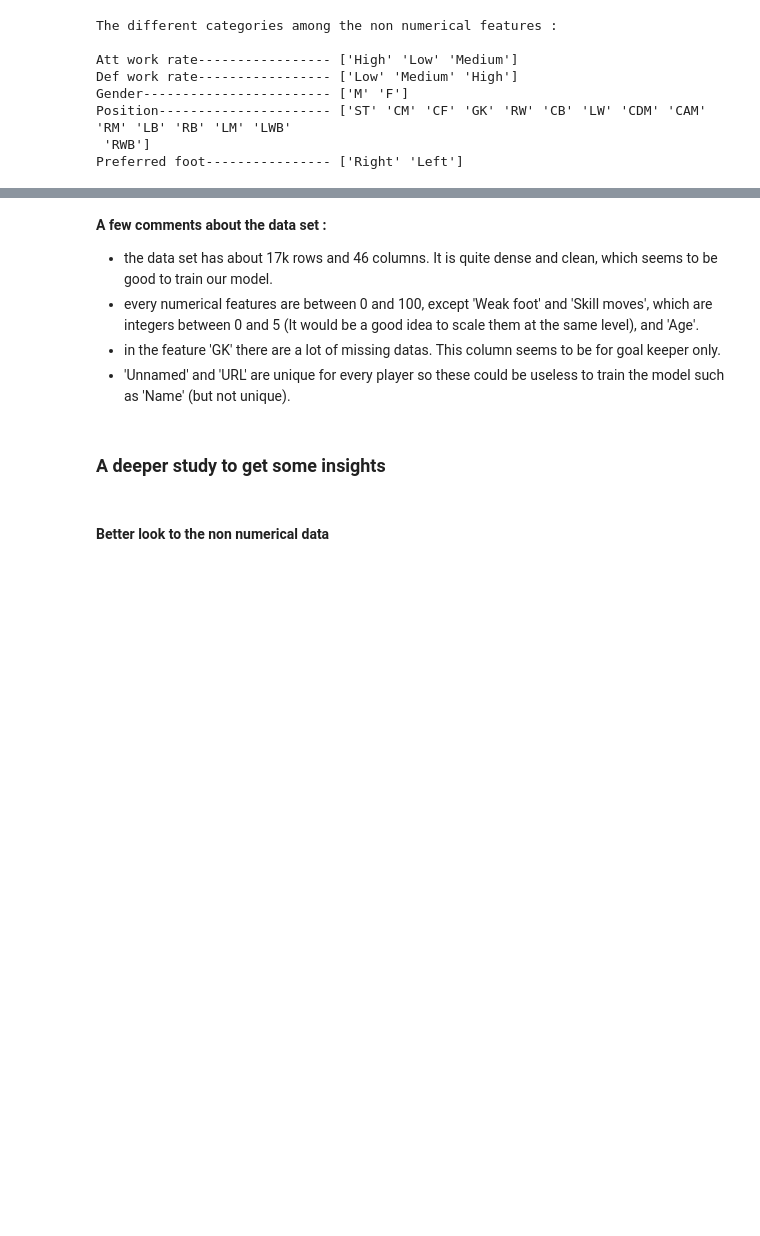
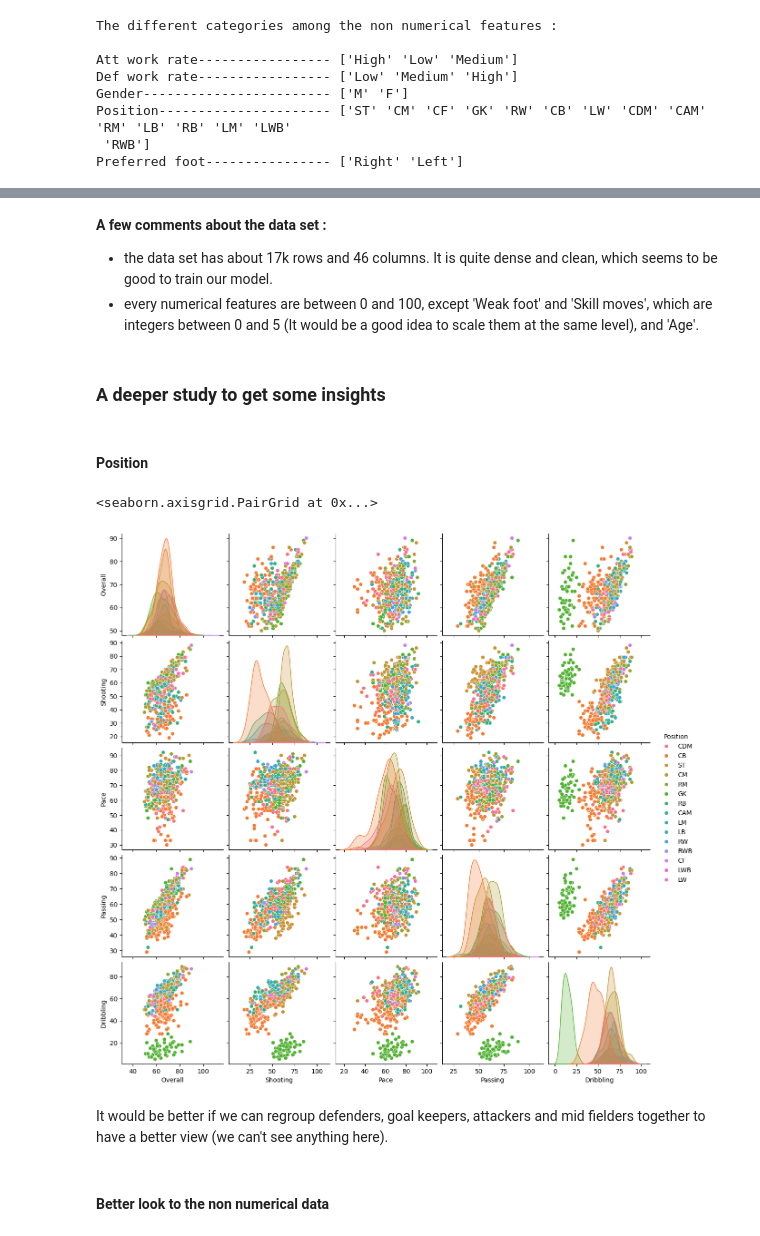
Before and after one commit to elouanzer/AAAproject_FC24, a Jupyter notebook: FC24_MLproject.ipynb, the cells around one changed output, grey strips where cells are left out. Cells and saved outputs as stored; diff of their text form; code cells hidden in the pictures; blank space fills up the shorter version.

```diff
--- a/FC24_MLproject.ipynb
+++ b/FC24_MLproject.ipynb
@@ -135,10 +123,18 @@ plt.show()
 
 - the data set has about 17k rows and 46 columns. It is quite dense and clean, which seems to be good to train our model.
 - every numerical features are between 0 and 100, except 'Weak foot' and 'Skill moves', which are integers between 0 and 5 (It would be a good idea to scale them at the same level), and 'Age'.
-- in the feature 'GK' there are a lot of missing datas. This column seems to be for goal keeper only.
-- 'Unnamed' and 'URL' are unique for every player so these could be useless to train the model such as 'Name' (but not unique).
 # %% [markdown]
 ### A deeper study to get some insights
+# %% [markdown]
+#### Position
+# %%
+sns.pairplot(df[['Overall', 'Shooting', 'Pace', 'Passing', 'Dribbling', 'Position']].sample(500),
+              hue='Position')
+# %% [output]
+<seaborn.axisgrid.PairGrid at 0x...>
+[figure, added]
+# %% [markdown]
+It would be better if we can regroup defenders, goal keepers, attackers and mid fielders together to have a better view (we can't see anything here).
 # %% [markdown]
 #### Better look to the non numerical data
 # %%
```
Also changed, not shown: parts of 33 cells of this notebook.
